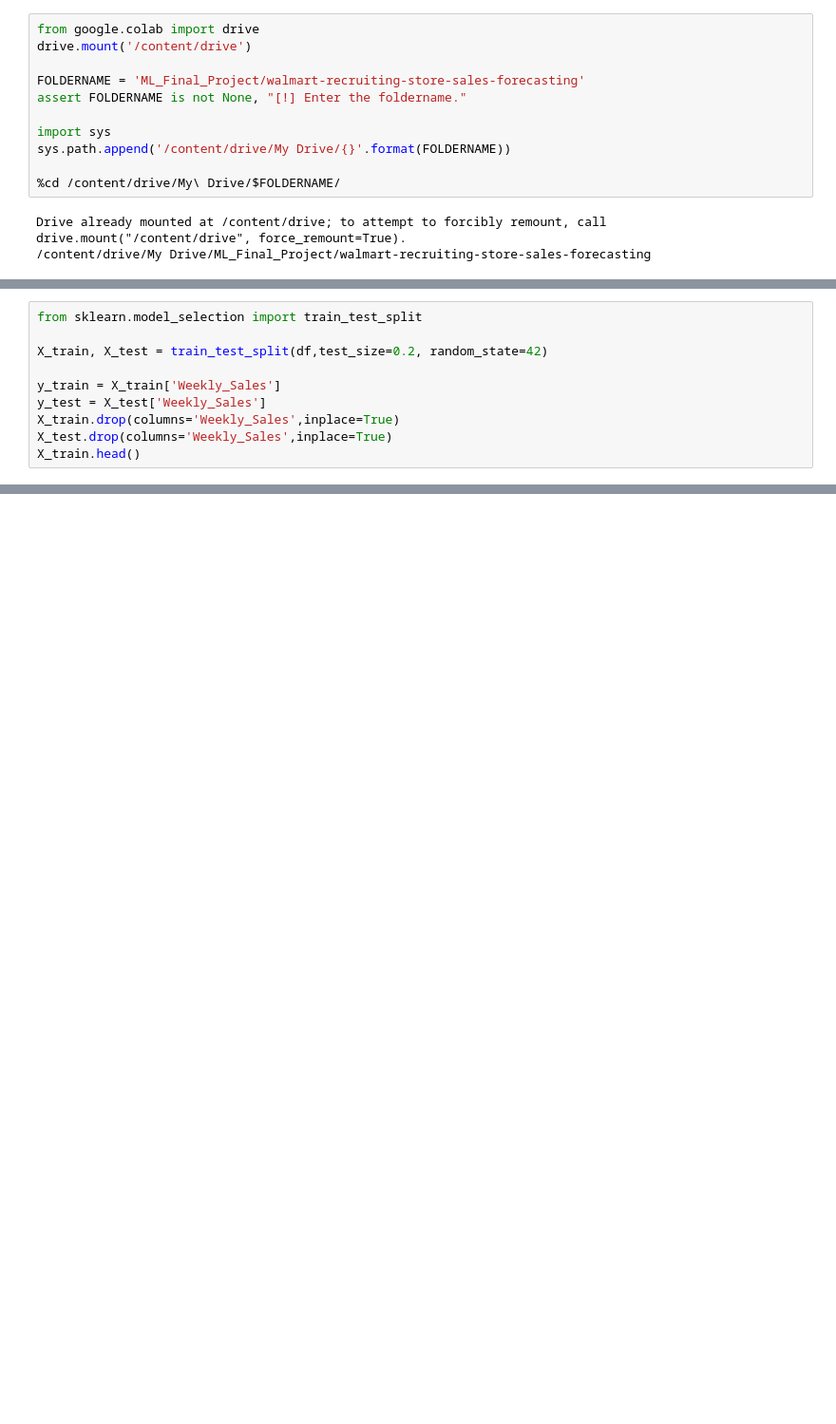
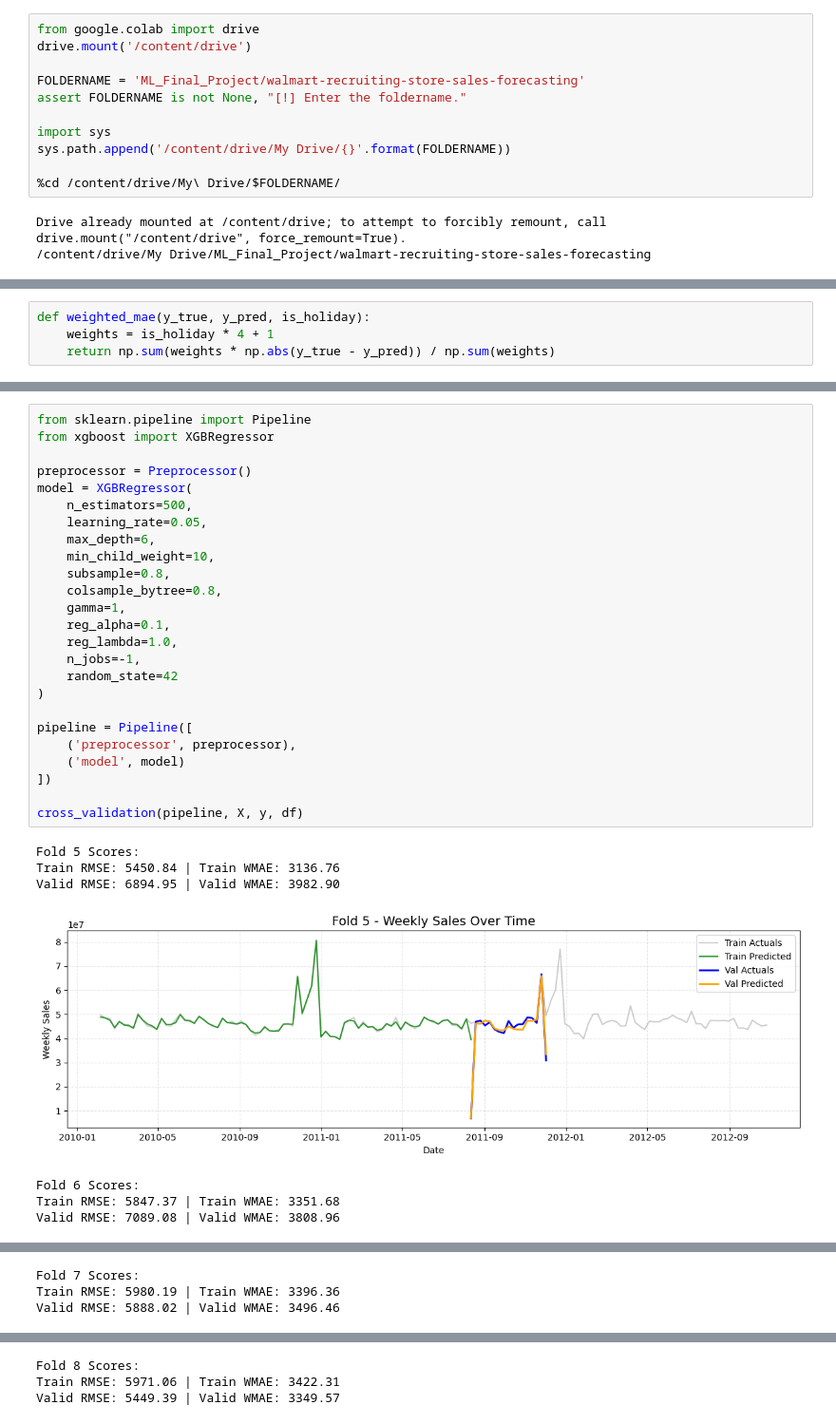
Before and after one commit to Givi-Modebadze/ML_Final_Project, a Jupyter notebook: experiments/model_experiment_XGBoost.ipynb, the cells around one changed output, grey strips where cells are left out. Shown at 95% size. Cells and saved outputs as stored; diff of their text form; blank space fills up the shorter version.

Commit message:
basic xgboost without feature engineering

```diff
--- a/experiments/model_experiment_XGBoost.ipynb
+++ b/experiments/model_experiment_XGBoost.ipynb
@@ -32,10 +42,0 @@ df.head()
-# %%
-from sklearn.model_selection import train_test_split
-
-X_train, X_test = train_test_split(df,test_size=0.2, random_state=42)
-
-y_train = X_train['Weekly_Sales']
-y_test = X_test['Weekly_Sales']
-X_train.drop(columns='Weekly_Sales',inplace=True)
-X_test.drop(columns='Weekly_Sales',inplace=True)
-X_train.head()
@@ -48,0 +86,4 @@ X_train.head()
+# %%
+def weighted_mae(y_true, y_pred, is_holiday):
+    weights = is_holiday * 4 + 1
+    return np.sum(weights * np.abs(y_true - y_pred)) / np.sum(weights)
@@ -48,0 +186,33 @@ X_train.head()
+# %%
+from sklearn.pipeline import Pipeline
+from xgboost import XGBRegressor
+
+preprocessor = Preprocessor()
+model = XGBRegressor(
+    n_estimators=500,
+    learning_rate=0.05,
+    max_depth=6,
+    min_child_weight=10,
+    subsample=0.8,
+    colsample_bytree=0.8,
+    gamma=1,
+    reg_alpha=0.1,
+    reg_lambda=1.0,
+    n_jobs=-1,
+    random_state=42
+)
+
+pipeline = Pipeline([
+    ('preprocessor', preprocessor),
+    ('model', model)
+])
+
+cross_validation(pipeline, X, y, df)
+# %% [output]
+Fold 5 Scores:
+Train RMSE: 5450.84 | Train WMAE: 3136.76
+Valid RMSE: 6894.95 | Valid WMAE: 3982.90
+[figure, added]
+Fold 6 Scores:
+Train RMSE: 5847.37 | Train WMAE: 3351.68
+Valid RMSE: 7089.08 | Valid WMAE: 3808.96
@@ -48,0 +220,3 @@ X_train.head()
+Fold 7 Scores:
+Train RMSE: 5980.19 | Train WMAE: 3396.36
+Valid RMSE: 5888.02 | Valid WMAE: 3496.46
@@ -48,0 +224,3 @@ X_train.head()
+Fold 8 Scores:
+Train RMSE: 5971.06 | Train WMAE: 3422.31
+Valid RMSE: 5449.39 | Valid WMAE: 3349.57
```
Also changed, not shown: parts of 10 cells of this notebook.
